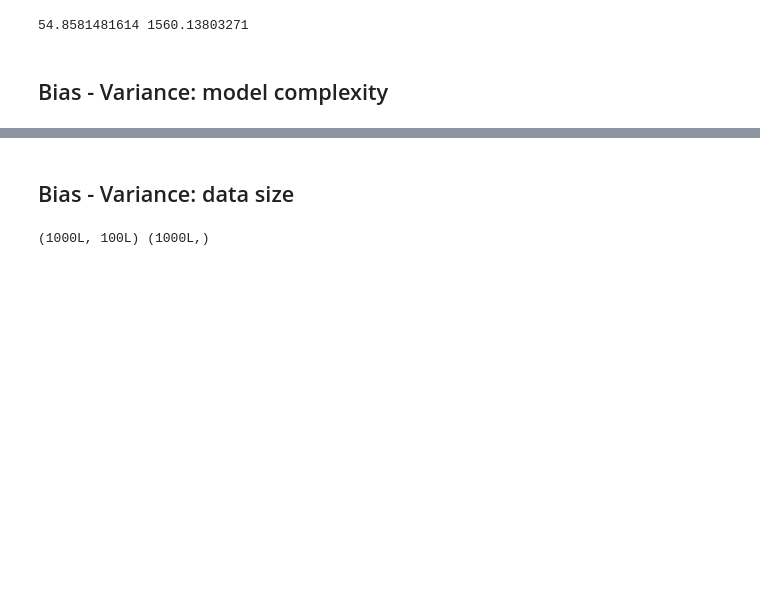
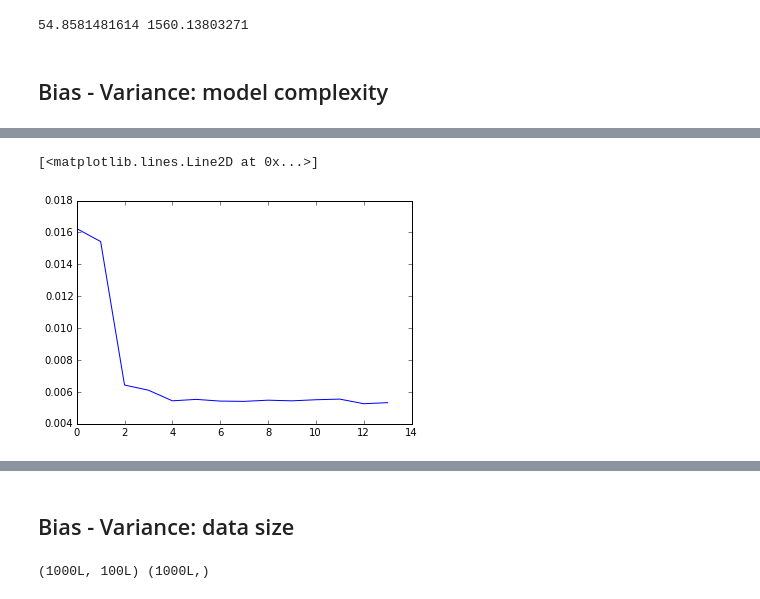
Before and after one commit to wanlipu/dsmain, a Jupyter notebook: ds2016/week4_wanli.ipynb, the cells around one changed output, grey strips where cells are left out. Drawn from its saved outputs; the diff is of its cells as text; code cells hidden in the pictures; blank space fills up the shorter version.

```diff
--- a/ds2016/week4_wanli.ipynb
+++ b/ds2016/week4_wanli.ipynb
@@ -232,0 +239,5 @@ np.std(t_score), np.std(v_score)
+# %%
+plt.plot(t_score.std(axis=1))
+# %% [output]
+[<matplotlib.lines.Line2D at 0x...>]
+[figure, added]
```
Also changed, not shown: parts of 12 cells of this notebook.
